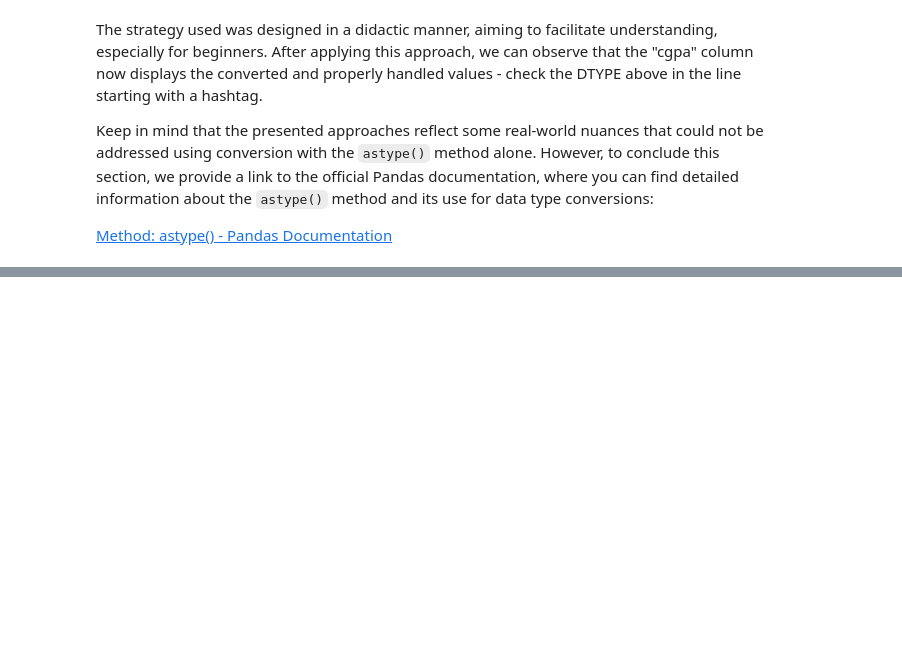
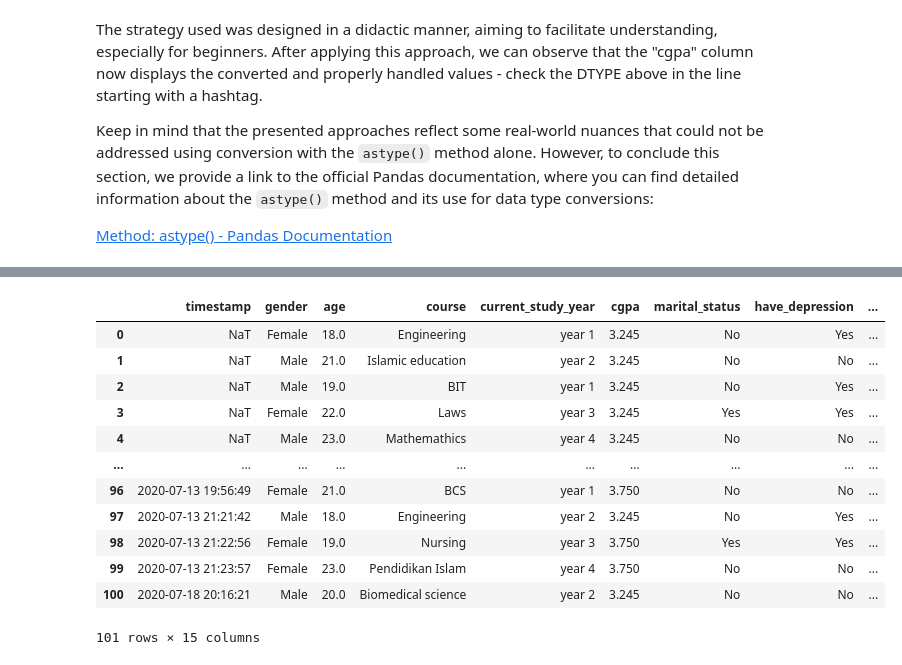
Before and after one commit to engsofjvolfe/educational-wrangling-data, a Jupyter notebook: eng-wrangling-data.ipynb, the cells around one changed output, grey strips where cells are left out. Cells and saved outputs as stored; diff of their text form; code cells hidden in the pictures; blank space fills up the shorter version.

```diff
--- a/eng-wrangling-data.ipynb
+++ b/eng-wrangling-data.ipynb
@@ -509,0 +618,16 @@ Keep in mind that the presented approaches reflect some real-world nuances that
+# %%
+df
+# %% [output]
+|  | timestamp | gender | age | course | current_study_year | cgpa | marital_status | have_depression | ... |
+| 0 | NaT | Female | 18.0 | Engineering | year 1 | 3.245 | No | Yes | ... |
+| 1 | NaT | Male | 21.0 | Islamic education | year 2 | 3.245 | No | No | ... |
+| 2 | NaT | Male | 19.0 | BIT | year 1 | 3.245 | No | Yes | ... |
+| 3 | NaT | Female | 22.0 | Laws | year 3 | 3.245 | Yes | Yes | ... |
+| 4 | NaT | Male | 23.0 | Mathemathics | year 4 | 3.245 | No | No | ... |
+| ... | ... | ... | ... | ... | ... | ... | ... | ... | ... |
+| 96 | 2020-07-13 19:56:49 | Female | 21.0 | BCS | year 1 | 3.750 | No | No | ... |
+| 97 | 2020-07-13 21:21:42 | Male | 18.0 | Engineering | year 2 | 3.245 | No | Yes | ... |
+| 98 | 2020-07-13 21:22:56 | Female | 19.0 | Nursing | year 3 | 3.750 | Yes | Yes | ... |
+| 99 | 2020-07-13 21:23:57 | Female | 23.0 | Pendidikan Islam | year 4 | 3.750 | No | No | ... |
+| 100 | 2020-07-18 20:16:21 | Male | 20.0 | Biomedical science | year 2 | 3.245 | No | No | ... |
+101 rows × 15 columns
```
Also changed, not shown: parts of 33 cells of this notebook, 1 other file.
